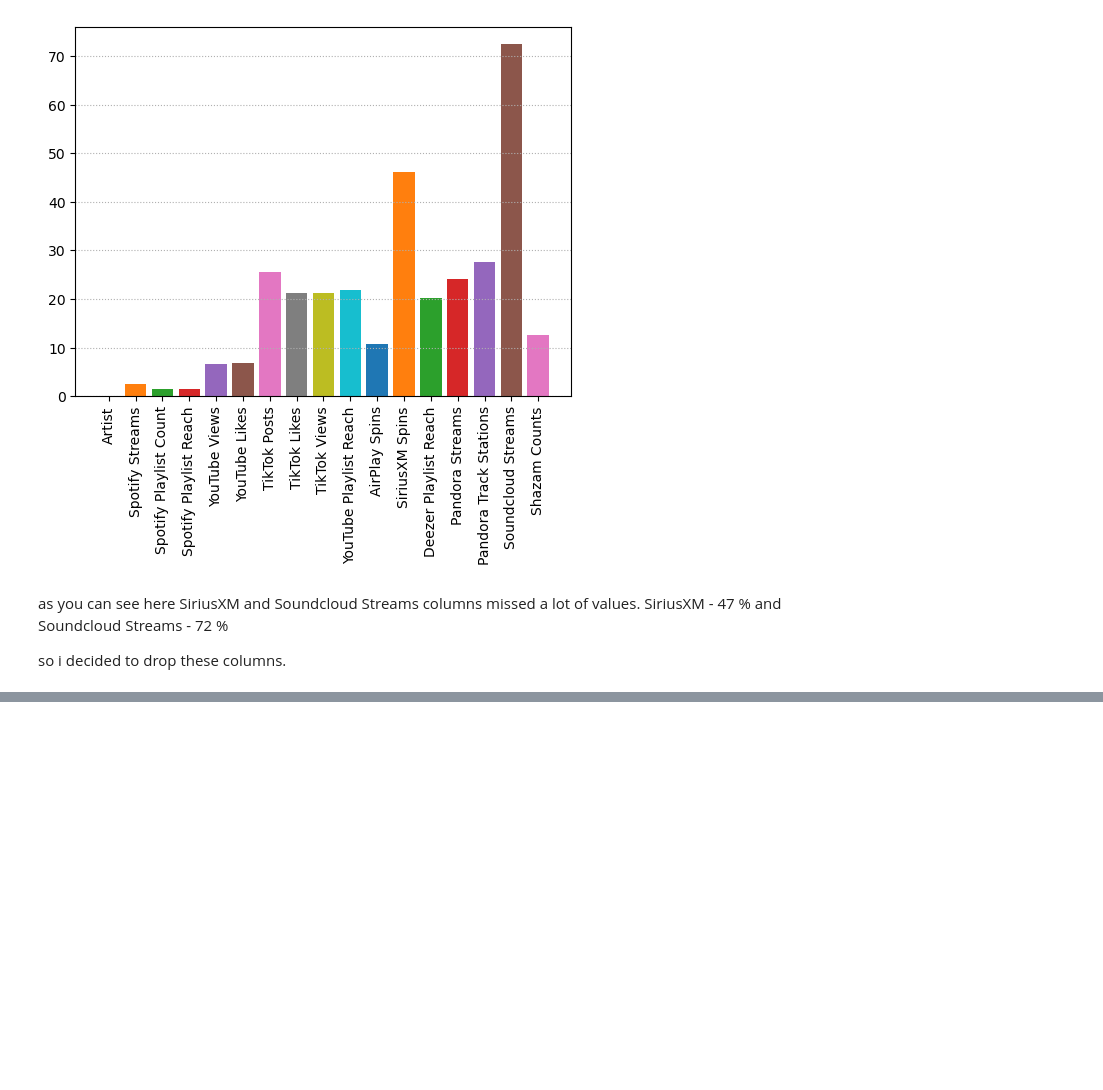
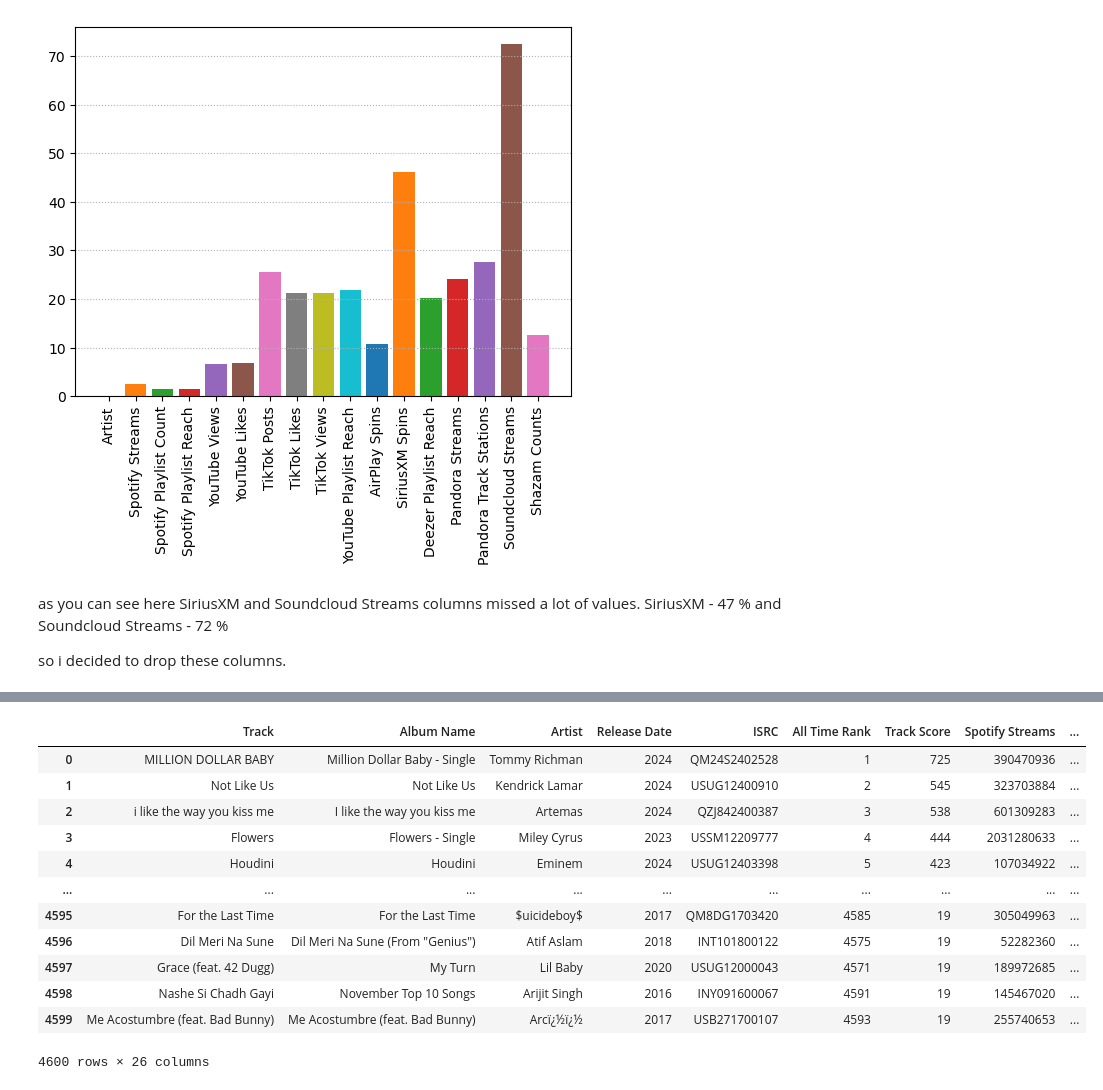
Before and after one commit to azamatzakirovch18/Spotify, a Jupyter notebook: Spotify.ipynb, the cells around one changed output, grey strips where cells are left out. Cells and saved outputs as stored; diff of their text form; code cells hidden in the pictures; blank space fills up the shorter version.

```diff
--- a/Spotify.ipynb
+++ b/Spotify.ipynb
@@ -203,0 +264,31 @@ dtype: int64
+# %%
+numeric_cols = [
+    'All Time Rank', 'Track Score', 'Spotify Streams',
+    'Spotify Playlist Count', 'Spotify Playlist Reach',
+    'Spotify Popularity', 'YouTube Views', 'YouTube Likes', 'TikTok Posts',
+    'TikTok Likes', 'TikTok Views', 'YouTube Playlist Reach',
+    'Apple Music Playlist Count', 'AirPlay Spins',
+    'Deezer Playlist Count', 'Deezer Playlist Reach',
+    'Amazon Playlist Count', 'Pandora Streams', 'Pandora Track Stations',
+     'Shazam Counts'
+]
+
+
+for col in numeric_cols:
+    df[col] = df[col].astype(str).str.replace(',', '').astype(float).astype(int)
+# %%
+df
+# %% [output]
+|  | Track | Album Name | Artist | Release Date | ISRC | All Time Rank | Track Score | Spotify Streams | ... |
+| 0 | MILLION DOLLAR BABY | Million Dollar Baby - Single | Tommy Richman | 2024 | QM24S2402528 | 1 | 725 | 390470936 | ... |
+| 1 | Not Like Us | Not Like Us | Kendrick Lamar | 2024 | USUG12400910 | 2 | 545 | 323703884 | ... |
+| 2 | i like the way you kiss me | I like the way you kiss me | Artemas | 2024 | QZJ842400387 | 3 | 538 | 601309283 | ... |
+| 3 | Flowers | Flowers - Single | Miley Cyrus | 2023 | USSM12209777 | 4 | 444 | 2031280633 | ... |
+| 4 | Houdini | Houdini | Eminem | 2024 | USUG12403398 | 5 | 423 | 107034922 | ... |
+| ... | ... | ... | ... | ... | ... | ... | ... | ... | ... |
+| 4595 | For the Last Time | For the Last Time | $uicideboy$ | 2017 | QM8DG1703420 | 4585 | 19 | 305049963 | ... |
+| 4596 | Dil Meri Na Sune | Dil Meri Na Sune (From "Genius") | Atif Aslam | 2018 | INT101800122 | 4575 | 19 | 52282360 | ... |
+| 4597 | Grace (feat. 42 Dugg) | My Turn | Lil Baby | 2020 | USUG12000043 | 4571 | 19 | 189972685 | ... |
+| 4598 | Nashe Si Chadh Gayi | November Top 10 Songs | Arijit Singh | 2016 | INY091600067 | 4591 | 19 | 145467020 | ... |
+| 4599 | Me Acostumbre (feat. Bad Bunny) | Me Acostumbre (feat. Bad Bunny) | Arcï¿½ï¿½ | 2017 | USB271700107 | 4593 | 19 | 255740653 | ... |
+4600 rows × 26 columns
```
Also changed, not shown: parts of 13 cells of this notebook.
